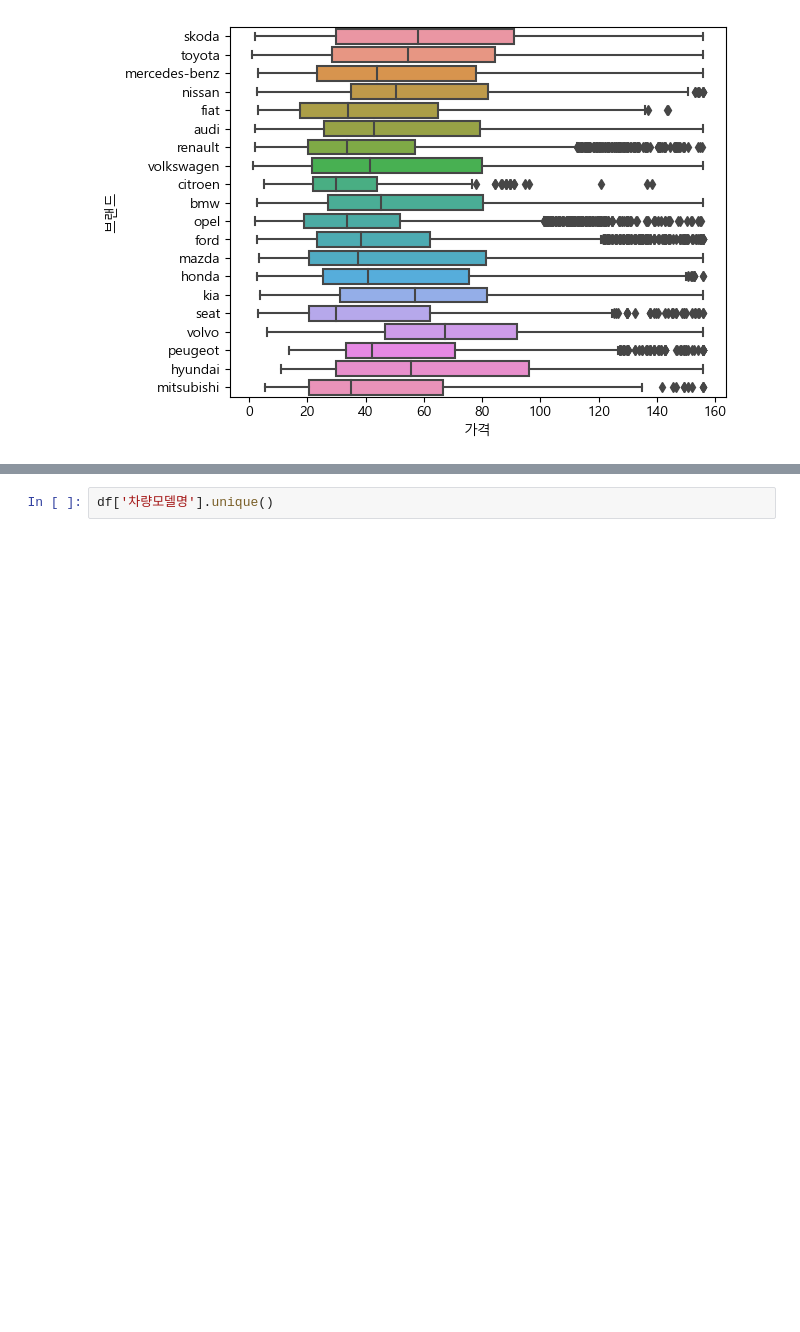
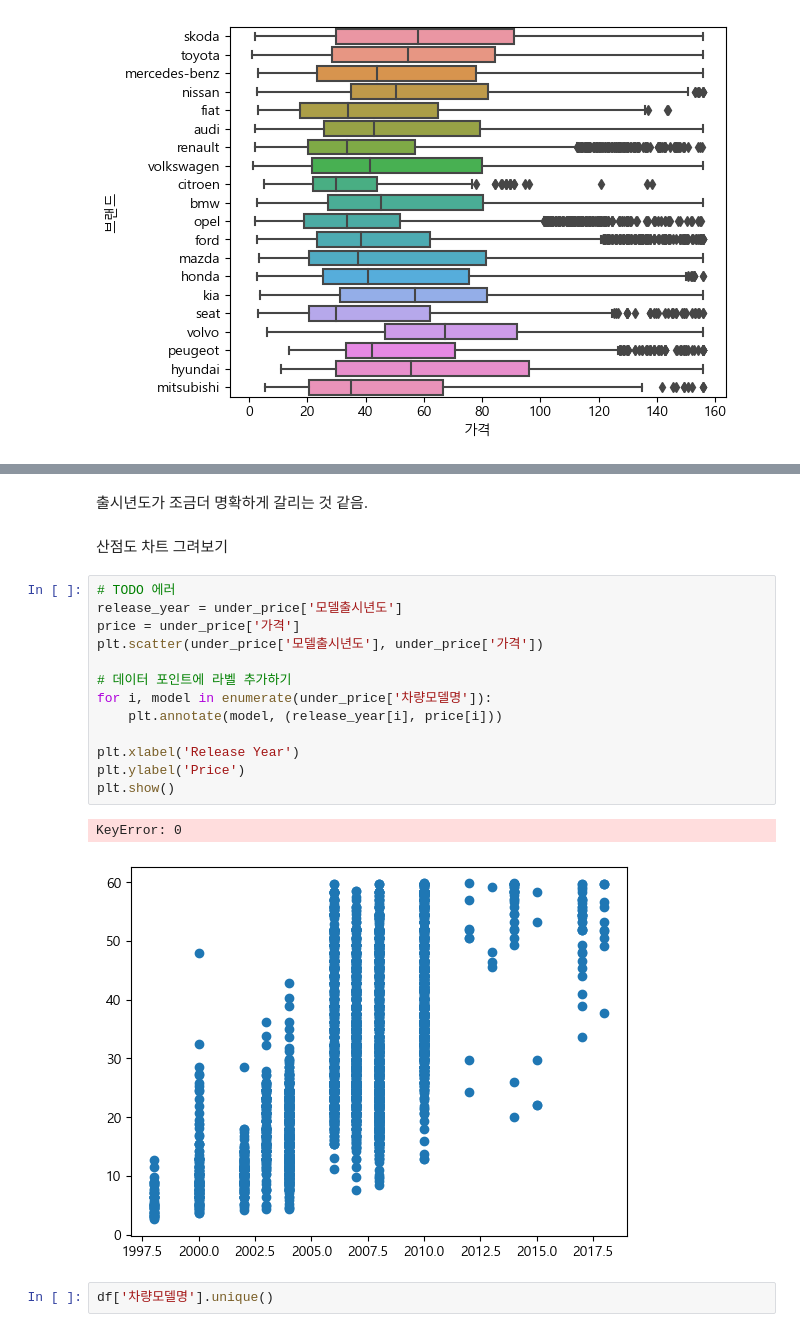
Before and after one commit to woojooc/ML_Car, a Jupyter notebook: lala/EDA/eda_oldcar_dacon.ipynb, the cells around one changed output, grey strips where cells are left out. Cells and saved outputs as stored; diff of their text form; blank space fills up the shorter version.

```diff
--- a/lala/EDA/eda_oldcar_dacon.ipynb
+++ b/lala/EDA/eda_oldcar_dacon.ipynb
@@ -189,3 +266,23 @@ plt.show()
+# %% [markdown]
+출시년도가 조금더 명확하게 갈리는 것 같음.
+# %% [markdown]
+산점도 차트 그려보기
+# %%
+# TODO 에러
+release_year = under_price['모델출시년도']
+price = under_price['가격']
+plt.scatter(under_price['모델출시년도'], under_price['가격'])
+
+# 데이터 포인트에 라벨 추가하기
+for i, model in enumerate(under_price['차량모델명']):
+    plt.annotate(model, (release_year[i], price[i]))
+
+plt.xlabel('Release Year')
+plt.ylabel('Price')
+plt.show()
+# %% [output]
+KeyError: 0
+[figure, added]
 # %%
 df['차량모델명'].unique()
 # %% [output]
```
Also changed, not shown: parts of 19 cells of this notebook, 30 other files.
